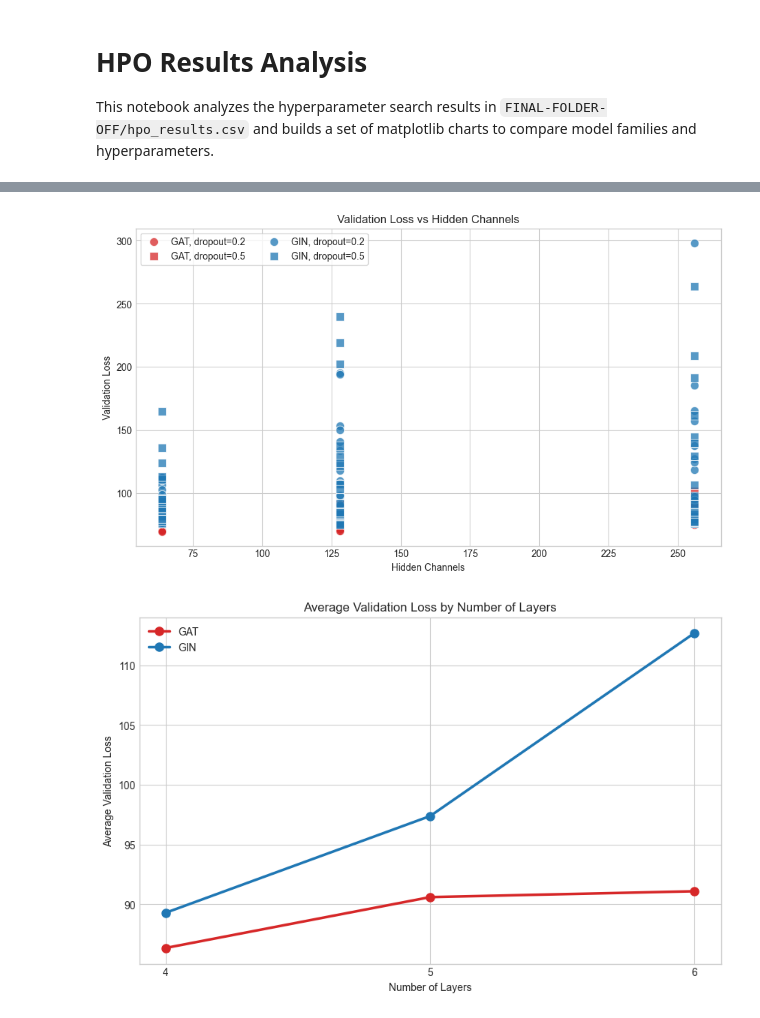
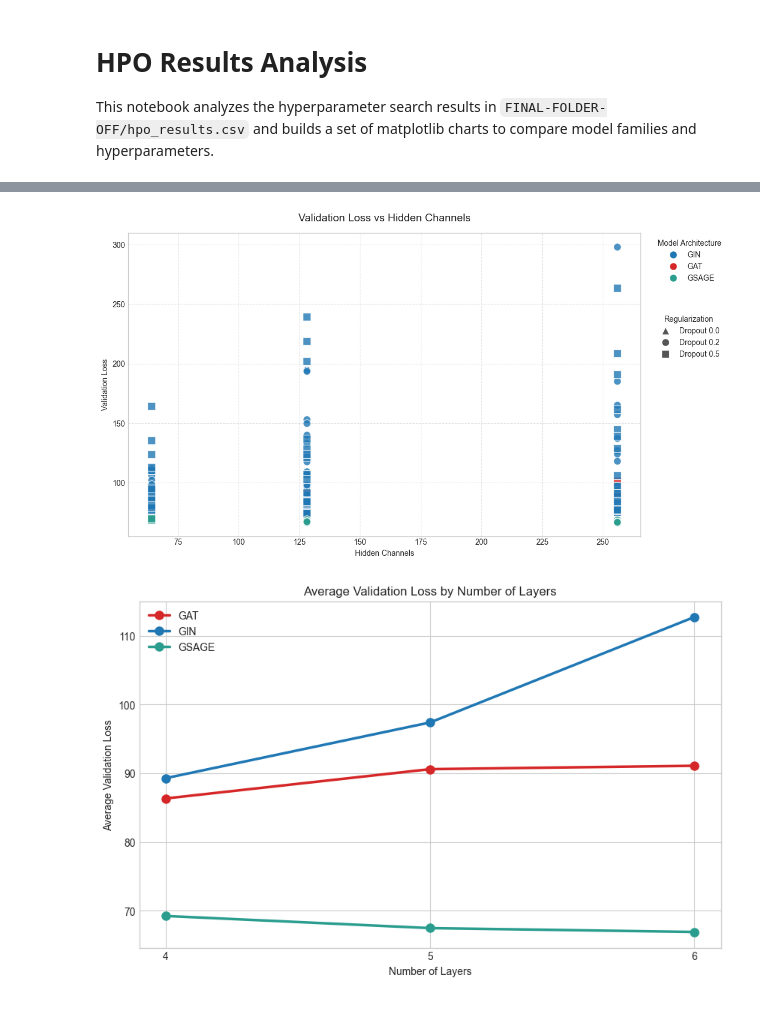
Before and after one commit to olliglorioso/ML4CO_workspace, a Jupyter notebook: starting_kit/analysis.ipynb, the cells around one changed output, grey strips where cells are left out. Drawn from its saved outputs; the diff is of its cells as text; code cells hidden in the pictures.

Commit message:
hpo results

```diff
--- a/starting_kit/analysis.ipynb
+++ b/starting_kit/analysis.ipynb
@@ -16,7 +16,10 @@ try:
 except OSError:
     plt.style.use('ggplot')
 
-DATA_PATH = Path('/Users/olliglorioso/Documents/ML4CO/starting_kit/FINAL-FOLDER-OFF/hpo_results.csv')
+DATA_SOURCES = [
+    (Path('/Users/olliglorioso/Documents/ML4CO/starting_kit/FINAL-FOLDER-OFF/hpo_results.csv'), None),
+    (Path('/Users/olliglorioso/Documents/ML4CO/starting_kit/hpo_results_gsage.csv'), 'GSAGE'),
+]
 
 NUMERIC_COLUMNS = {
     'trial': int,
@@ -30,7 +33,7 @@ NUMERIC_COLUMNS = {
     'val_loss': float,
 }
 
-def load_rows(path: Path):
+def load_rows(path: Path, force_model_type=None):
     with path.open(newline='') as handle:
         reader = csv.DictReader(handle)
         rows = []
@@ -39,9 +42,14 @@ def load_rows(path: Path):
             for key, value in row.items():
                 converter = NUMERIC_COLUMNS.get(key)
                 parsed[key] = converter(value) if converter else value
+            if force_model_type is not None:
+                parsed['model_type'] = force_model_type
             rows.append(parsed)
     return rows
 
-rows = load_rows(DATA_PATH)
+rows = []
+for data_path, forced_model_type in DATA_SOURCES:
+    rows.extend(load_rows(data_path, force_model_type=forced_model_type))
+
 len(rows)
 # %% [output]
@@ -105,30 +113,54 @@ Best run:
 # %%
-palette = {'GIN': '#1f77b4', 'GAT': '#d62728'}
-markers = {0.2: 'o', 0.5: 's'}
+import matplotlib.pyplot as plt
+from matplotlib.lines import Line2D
 
-fig, ax = plt.subplots(figsize=(11, 6))
+palette = {'GIN': '#1f77b4', 'GAT': '#d62728', 'GSAGE': '#2a9d8f'}
+markers = {0.0: '^', 0.2: 'o', 0.5: 's'}
+
+fig, ax = plt.subplots(figsize=(11.5, 6.5))
+
+# 1. Plot the data (removed the dynamic label string to keep the automatic legend empty)
 for model_type in sorted({row['model_type'] for row in rows}):
     for dropout in sorted({row['dropout'] for row in rows if row['model_type'] == model_type}):
         subset = [row for row in rows if row['model_type'] == model_type and row['dropout'] == dropout]
         ax.scatter(
             [row['hidden_channels'] for row in subset],
             [row['val_loss'] for row in subset],
-            s=80,
-            alpha=0.75,
+            s=95,
+            alpha=0.8,
             c=palette[model_type],
             marker=markers.get(dropout, 'o'),
-            label=f'{model_type}, dropout={dropout}',
             edgecolors='white',
-            linewidths=0.8,
+            linewidths=0.9,
         )
 
-ax.set_title('Validation Loss vs Hidden Channels')
+# 2. Define custom legend handles
+model_handles = [
+    Line2D([0], [0], marker='o', color='w', markerfacecolor=color, markersize=10, label=model)
+    for model, color in palette.items()
+]
+
+dropout_handles = [
+    Line2D([0], [0], marker=marker, color='w', markerfacecolor='#555555', markersize=10, label=f'Dropout {do}')
+    for do, marker in markers.items()
+]
+
+# 3. Add both legends to the plot
+# We must manually add the first legend back because a second ax.legend() call overwrites the first one
+model_legend = ax.legend(handles=model_handles, title="Model Architecture", loc="upper left", bbox_to_anchor=(1.02, 1))
+ax.add_artist(model_legend)
+
+ax.legend(handles=dropout_handles, title="Regularization", loc="upper left", bbox_to_anchor=(1.02, 0.75))
+
+ax.set_title('Validation Loss vs Hidden Channels', fontsize=14, pad=15)
 ax.set_xlabel('Hidden Channels')
 ax.set_ylabel('Validation Loss')
-ax.legend(frameon=True, ncol=2)
+ax.grid(True, linestyle='--', alpha=0.5)
+
+plt.tight_layout()
 plt.show()
 # %% [output]
-[figure, old version]
+[figure, new version]
 # %%
 fig, ax = plt.subplots(figsize=(10, 6))
 for model_type in sorted({row['model_type'] for row in rows}):
@@ -148,7 +180,7 @@ ax.set_xticks(sorted({row['num_layers'] for row in rows}))
 ax.legend()
 plt.show()
 # %% [output]
-[figure, old version]
+[figure, new version]
 # %%
 hidden_values = sorted({row['hidden_channels'] for row in rows})
 model_types = sorted({row['model_type'] for row in rows})
```
Also changed, not shown: parts of 7 cells of this notebook, 3 other files.
